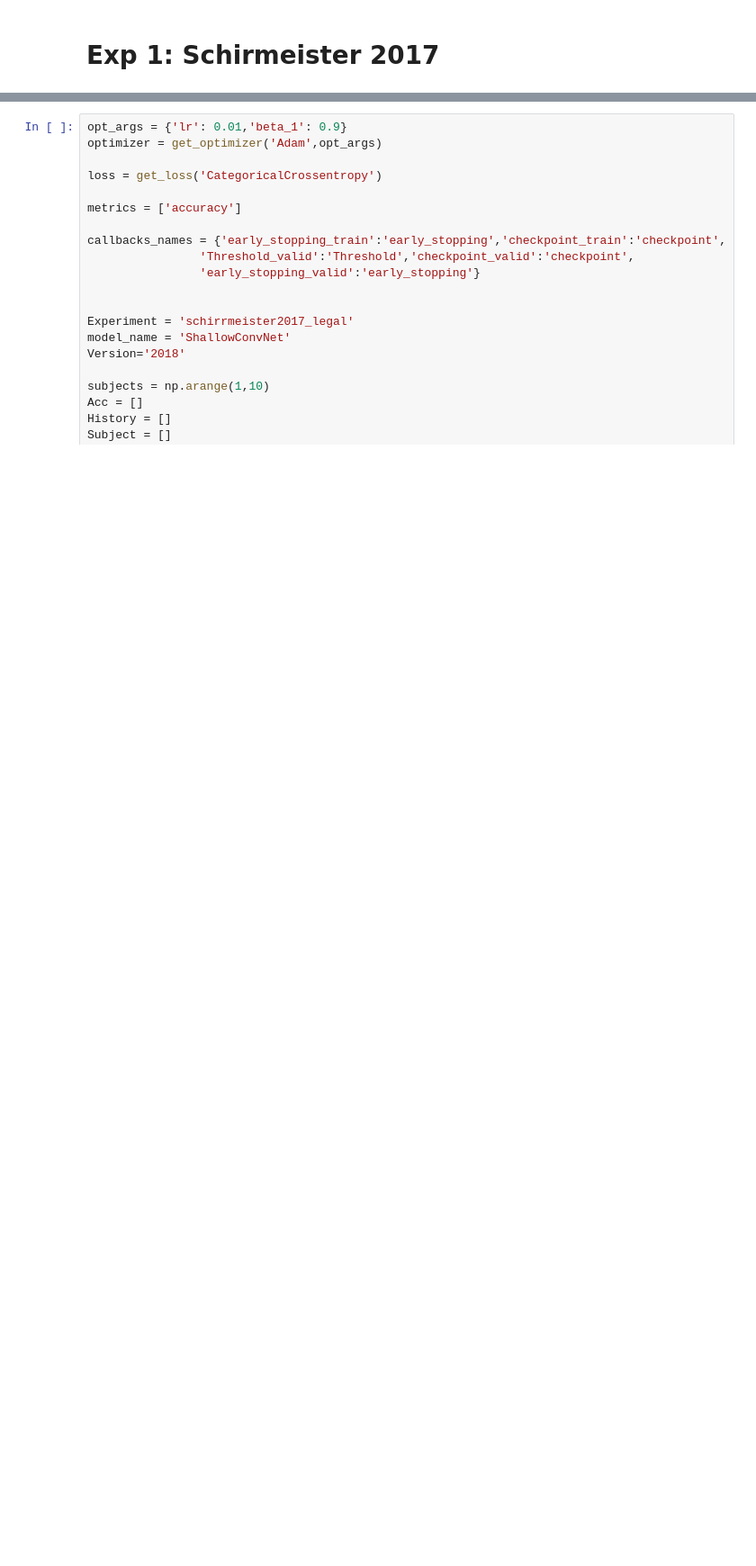
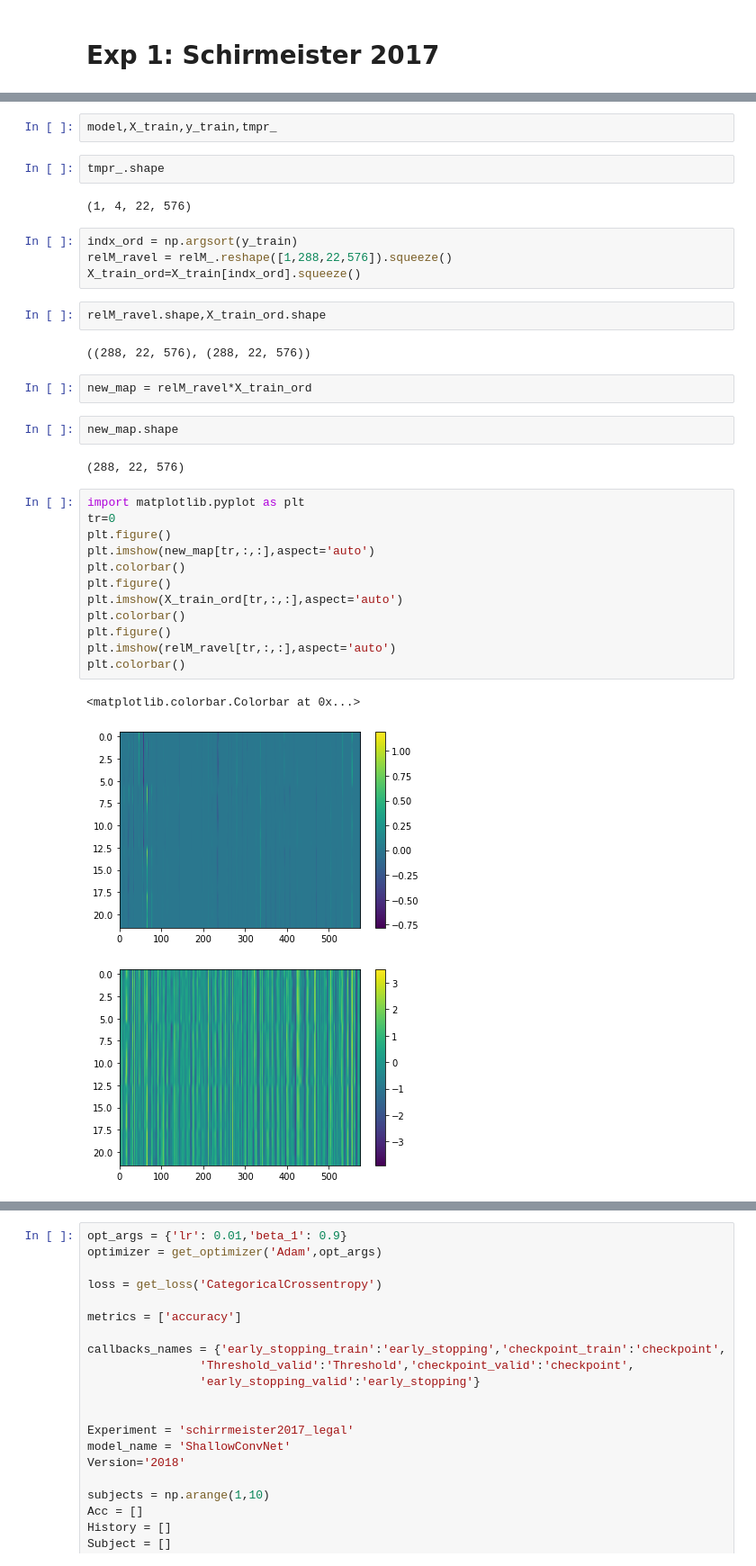
Before and after one commit to UN-GCPDS/python-gcpds.EEG_Tensorflow_models, a Jupyter notebook: Examples/BCI2a/shallowconvnet.ipynb, the cells around one changed output, grey strips where cells are left out. Shown at 90% size. Cells and saved outputs as stored; diff of their text form; blank space fills up the shorter version.

```diff
--- a/Examples/BCI2a/shallowconvnet.ipynb
+++ b/Examples/BCI2a/shallowconvnet.ipynb
@@ -81,0 +246,36 @@ for sbj in subjects:
+# %%
+model,X_train,y_train,tmpr_
+# %%
+tmpr_.shape
+# %% [output]
+(1, 4, 22, 576)
+# %%
+indx_ord = np.argsort(y_train)
+relM_ravel = relM_.reshape([1,288,22,576]).squeeze()
+X_train_ord=X_train[indx_ord].squeeze()
+# %%
+relM_ravel.shape,X_train_ord.shape
+# %% [output]
+((288, 22, 576), (288, 22, 576))
+# %%
+new_map = relM_ravel*X_train_ord
+# %%
+new_map.shape
+# %% [output]
+(288, 22, 576)
+# %%
+import matplotlib.pyplot as plt
+tr=0
+plt.figure()
+plt.imshow(new_map[tr,:,:],aspect='auto')
+plt.colorbar()
+plt.figure()
+plt.imshow(X_train_ord[tr,:,:],aspect='auto')
+plt.colorbar()
+plt.figure()
+plt.imshow(relM_ravel[tr,:,:],aspect='auto')
+plt.colorbar()
+# %% [output]
+<matplotlib.colorbar.Colorbar at 0x...>
+[figure, added]
+[figure, added]
```
Also changed, not shown: parts of 21 cells of this notebook.
